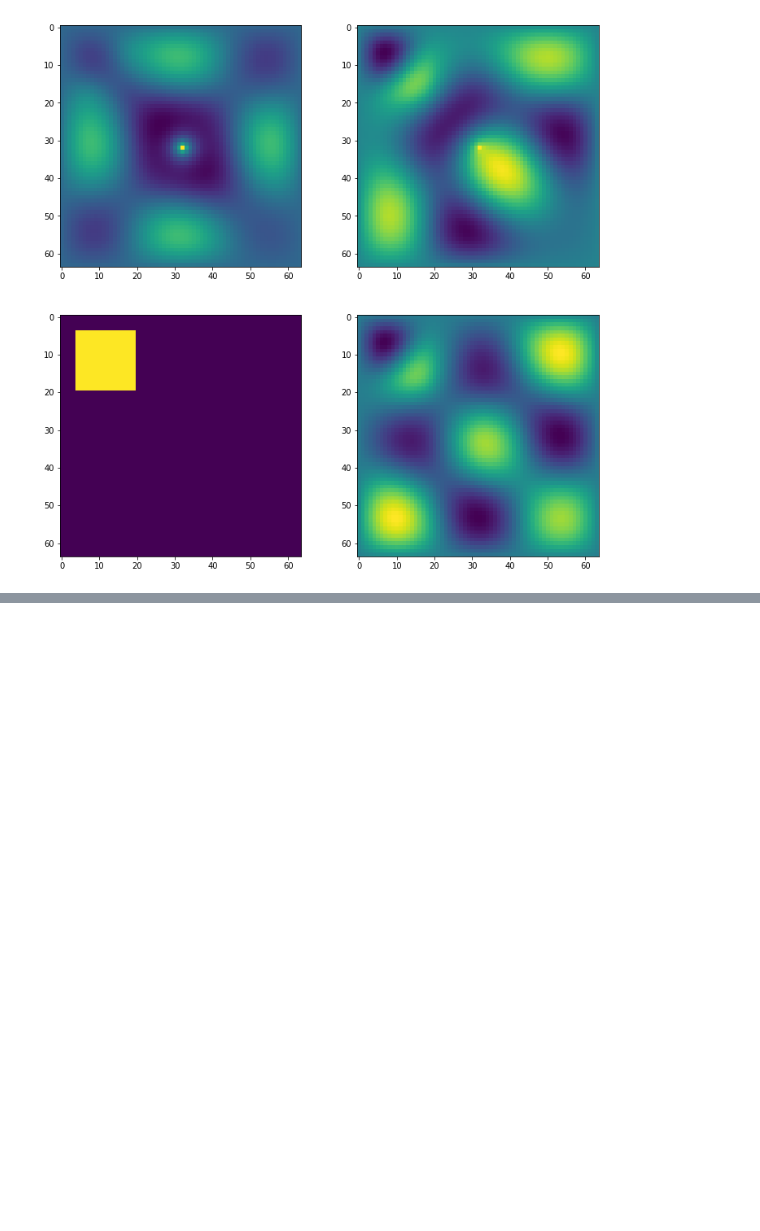
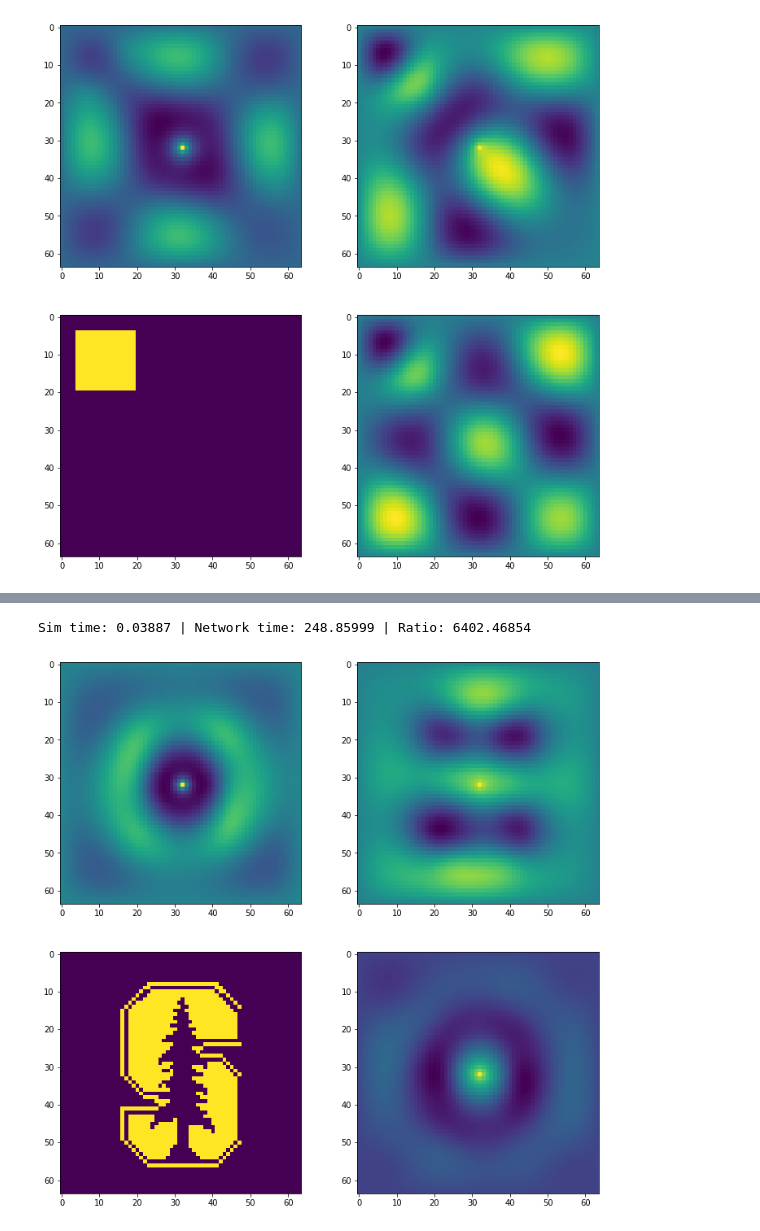
Before and after one commit to bencbartlett/neural-maxwell, a Jupyter notebook: Single_epsilon_solver.ipynb, the cells around one changed output, grey strips where cells are left out. Saved outputs shown, nothing was run; the diff lists cells and outputs as text; code cells hidden in the pictures; blank space fills up the shorter version.

```diff
--- a/Single_epsilon_solver.ipynb
+++ b/Single_epsilon_solver.ipynb
@@ -455,0 +484,3 @@ Sim time: 0.03607 | Network time: 74.82012 | Ratio: 2074.15990
+# %%
+neural_solve_flat_2dplot(stanford_epsilons, target_loss=1e-7, max_epochs=1e5, lr=1e-5, E_init=None)
+# %% [output]
@@ -455,0 +488,2 @@ Sim time: 0.03607 | Network time: 74.82012 | Ratio: 2074.15990
+Sim time: 0.03887 | Network time: 248.85999 | Ratio: 6402.46854
+[figure, added]
```
Also changed, not shown: parts of 10 cells of this notebook, 3 other files.
